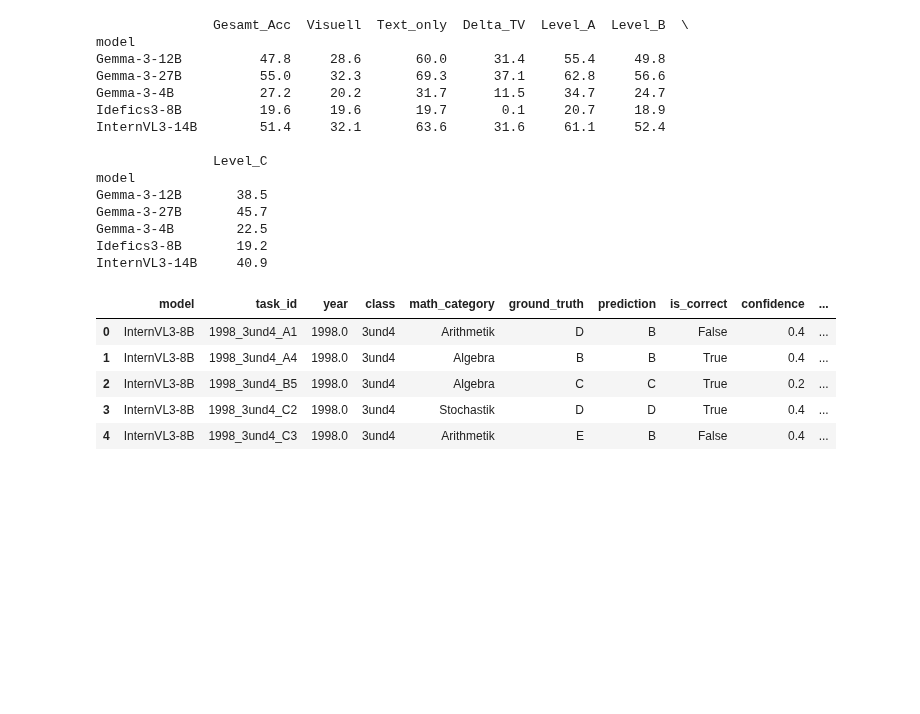
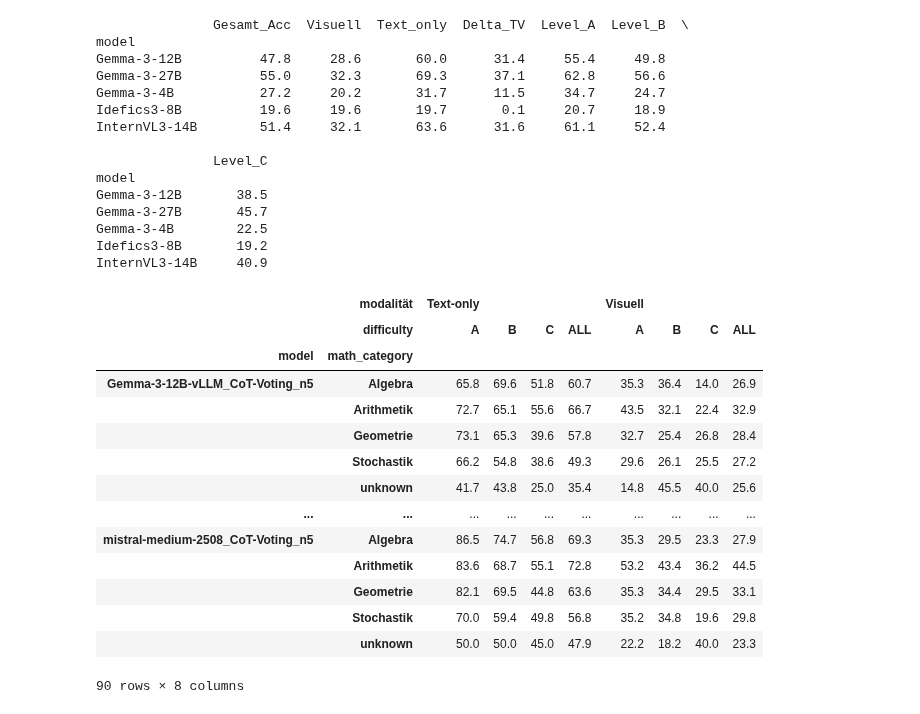
Before and after one commit to hugson-d/studienarbeit_vlm_dfki, a Jupyter notebook: eval_results.ipynb, the cells around one changed output. Drawn from its saved outputs; the diff is of its cells as text; code cells hidden in the pictures; blank space fills up the shorter version.

```diff
--- a/eval_results.ipynb
+++ b/eval_results.ipynb
@@ -1752,15 +1752,6 @@ Gemma-3-27B       45.7
 Gemma-3-4B        22.5
 Idefics3-8B       19.2
 InternVL3-14B     40.9
-# %%
-df3.head()
-# %% [output]
-|  | model | task_id | year | class | math_category | ground_truth | prediction | is_correct | confidence | ... |
-| 0 | InternVL3-8B | 1998_3und4_A1 | 1998.0 | 3und4 | Arithmetik | D | B | False | 0.4 | ... |
-| 1 | InternVL3-8B | 1998_3und4_A4 | 1998.0 | 3und4 | Algebra | B | B | True | 0.4 | ... |
-| 2 | InternVL3-8B | 1998_3und4_B5 | 1998.0 | 3und4 | Algebra | C | C | True | 0.2 | ... |
-| 3 | InternVL3-8B | 1998_3und4_C2 | 1998.0 | 3und4 | Stochastik | D | D | True | 0.4 | ... |
-| 4 | InternVL3-8B | 1998_3und4_C3 | 1998.0 | 3und4 | Arithmetik | E | B | False | 0.4 | ... |
 # %%
 import pandas as pd
 import numpy as np
@@ -1800,0 +1796,70 @@ results_pivot.to_clipboard()
+# %%
+EXCLUDE_MODELS = {"Qwen3-VL-2B-Instruct"}
+
+# ggf. anpassen, falls deine Modellspalte anders heißt
+required = {"model", "math_category", "is_text_only", "difficulty", "is_correct"}
+missing = required - set(df.columns)
+if missing:
+    raise ValueError(f"Fehlende Spalten: {sorted(missing)}")
+
+df = df[~df["model"].isin(EXCLUDE_MODELS)].copy()
+
+# Accuracy je (model, category, modality, difficulty)
+acc = (
+    df.groupby(["model", "math_category", "is_text_only", "difficulty"])["is_correct"]
+      .mean()
+      .mul(100)
+      .reset_index(name="acc")
+)
+
+# Pivot: Spalten = (is_text_only, difficulty)
+pivot = acc.pivot_table(
+    index=["model", "math_category"],
+    columns=["is_text_only", "difficulty"],
+    values="acc",
+    aggfunc="first",
+)
+
+# ALL je Modalität (über alle Schwierigkeiten)
+for mod in [True, False]:
+    all_acc = (
+        df[df["is_text_only"] == mod]
+          .groupby(["model", "math_category"])["is_correct"]
+          .mean()
+          .mul(100)
+    )
+    pivot[(mod, "ALL")] = all_acc
+
+# Spaltenreihenfolge
+diff_order = ["A", "B", "C", "ALL"]
+col_order = [(True, d) for d in diff_order] + [(False, d) for d in diff_order]
+pivot = pivot.reindex(columns=col_order)
+
+# schönere Spaltennamen (MultiIndex)
+pivot.columns = pd.MultiIndex.from_tuples(
+    [("Text-only" if m else "Visuell", d) for (m, d) in pivot.columns],
+    names=["modalität", "difficulty"]
+)
+
+# optional: sortieren
+pivot = pivot.sort_index()
+
+# Ergebnis: DataFrame
+pivot_df = pivot.round(1)
+pivot_df  # Zum Einfügen in Excel/Sheets
+# %% [output]
+|  | modalität | Text-only |  |  |  | Visuell |  |  |  |
+|  | difficulty | A | B | C | ALL | A | B | C | ALL |
+| model | math_category |  |  |  |  |  |  |  |  |
+| Gemma-3-12B-vLLM_CoT-Voting_n5 | Algebra | 65.8 | 69.6 | 51.8 | 60.7 | 35.3 | 36.4 | 14.0 | 26.9 |
+|  | Arithmetik | 72.7 | 65.1 | 55.6 | 66.7 | 43.5 | 32.1 | 22.4 | 32.9 |
+|  | Geometrie | 73.1 | 65.3 | 39.6 | 57.8 | 32.7 | 25.4 | 26.8 | 28.4 |
+|  | Stochastik | 66.2 | 54.8 | 38.6 | 49.3 | 29.6 | 26.1 | 25.5 | 27.2 |
+|  | unknown | 41.7 | 43.8 | 25.0 | 35.4 | 14.8 | 45.5 | 40.0 | 25.6 |
+| ... | ... | ... | ... | ... | ... | ... | ... | ... | ... |
+| mistral-medium-2508_CoT-Voting_n5 | Algebra | 86.5 | 74.7 | 56.8 | 69.3 | 35.3 | 29.5 | 23.3 | 27.9 |
+|  | Arithmetik | 83.6 | 68.7 | 55.1 | 72.8 | 53.2 | 43.4 | 36.2 | 44.5 |
+|  | Geometrie | 82.1 | 69.5 | 44.8 | 63.6 | 35.3 | 34.4 | 29.5 | 33.1 |
+|  | Stochastik | 70.0 | 59.4 | 49.8 | 56.8 | 35.2 | 34.8 | 19.6 | 29.8 |
+|  | unknown | 50.0 | 50.0 | 45.0 | 47.9 | 22.2 | 18.2 | 40.0 | 23.3 |
+90 rows × 8 columns
```
Also changed, not shown: parts of 17 cells of this notebook, 26 other files.
